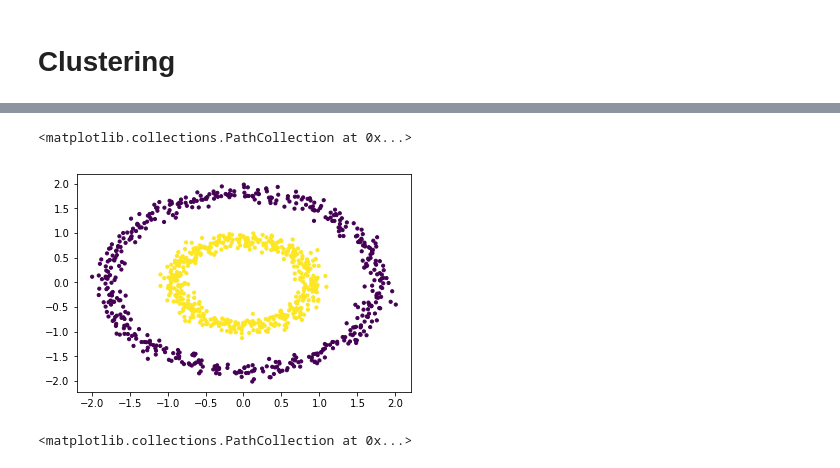
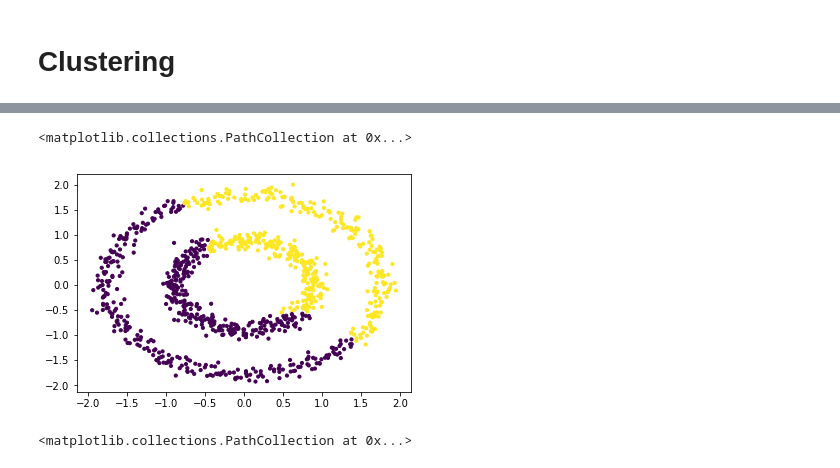
Before and after one commit to ibonetc/Inteligencia_Artificial, a Jupyter notebook: Clustering.ipynb, the cells around one changed output, grey strips where cells are left out. Drawn from its saved outputs; the diff is of its cells as text; code cells hidden in the pictures.

```diff
--- a/Clustering.ipynb
+++ b/Clustering.ipynb
@@ -33,10 +38,10 @@ plt.scatter(X[:, 0], X[:, 1], s=10, c=y_pred)
 # %%
-ward = cluster.AgglomerativeClustering(n_clusters=k, linkage='single')
+ward = cluster.AgglomerativeClustering(n_clusters=k, linkage='ward')# linkage='single'
 y_pred=ward.fit_predict(X)
 plt.scatter(X[:, 0], X[:, 1], s=10, c=y_pred)
 # %% [output]
 <matplotlib.collections.PathCollection at 0x...>
-[figure, old version]
+[figure, new version]
 # %%
 dbscan = cluster.DBSCAN(eps=.3)
 dbscan.fit(X)
```
Also changed, not shown: parts of 3 cells of this notebook.
